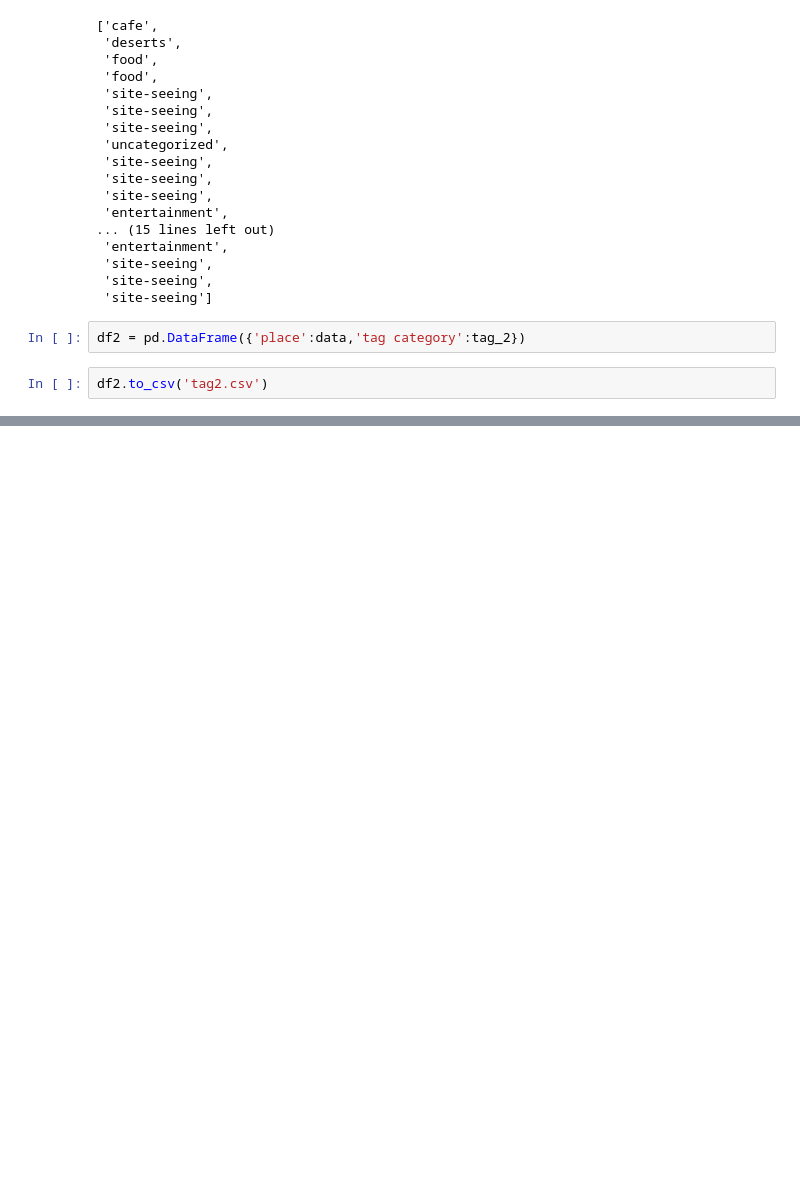
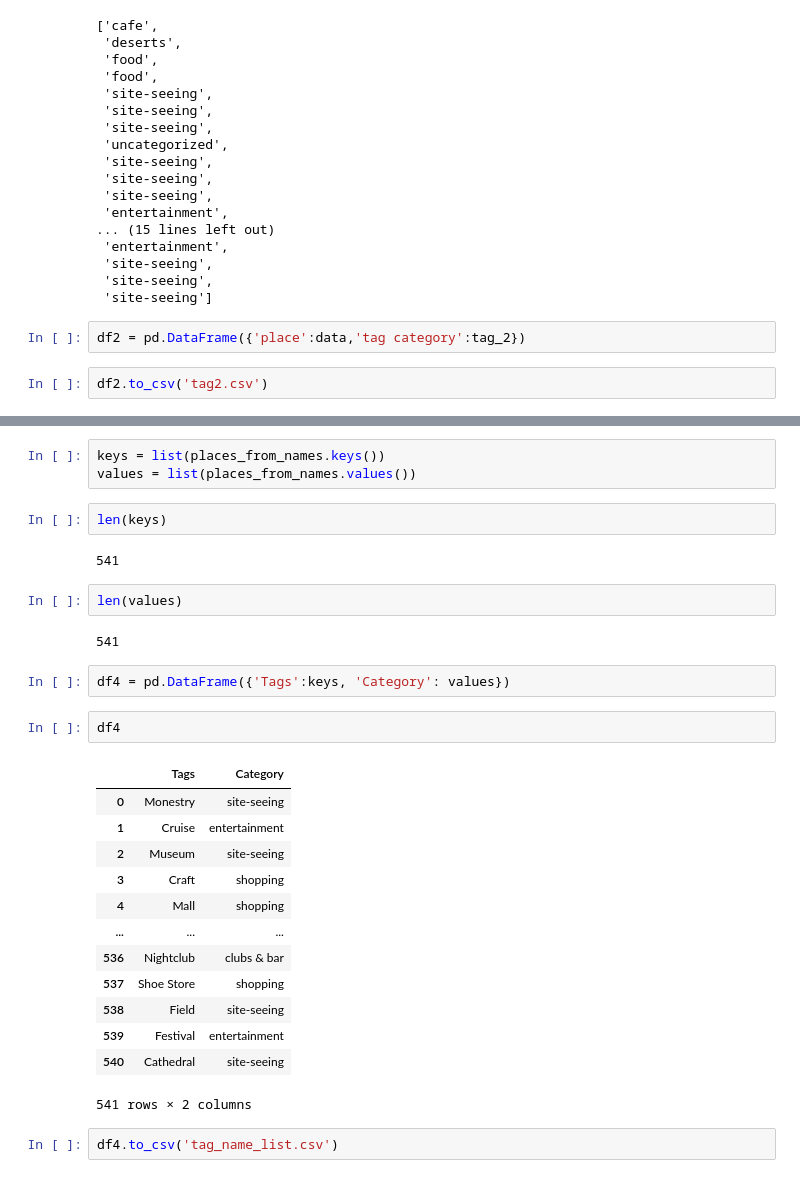
Before and after one commit to ChaitaliV/Location-Extractor, a Jupyter notebook: tag_from_category.ipynb, the cells around one changed output, grey strips where cells are left out. Cells and saved outputs as stored; diff of their text form; blank space fills up the shorter version.

```diff
--- a/tag_from_category.ipynb
+++ b/tag_from_category.ipynb
@@ -291,0 +915,31 @@ array(['Monestry', 'Cruise', 'Museum', 'Craft Market', 'Mall', 'Saree',
+# %%
+keys = list(places_from_names.keys())
+values = list(places_from_names.values())
+# %%
+len(keys)
+# %% [output]
+541
+# %%
+len(values)
+# %% [output]
+541
+# %%
+df4 = pd.DataFrame({'Tags':keys, 'Category': values})
+# %%
+df4
+# %% [output]
+|  | Tags | Category |
+| 0 | Monestry | site-seeing |
+| 1 | Cruise | entertainment |
+| 2 | Museum | site-seeing |
+| 3 | Craft | shopping |
+| 4 | Mall | shopping |
+| ... | ... | ... |
+| 536 | Nightclub | clubs & bar |
+| 537 | Shoe Store | shopping |
+| 538 | Field | site-seeing |
+| 539 | Festival | entertainment |
+| 540 | Cathedral | site-seeing |
+541 rows × 2 columns
+# %%
+df4.to_csv('tag_name_list.csv')
```
Also changed, not shown: parts of 15 cells of this notebook.
